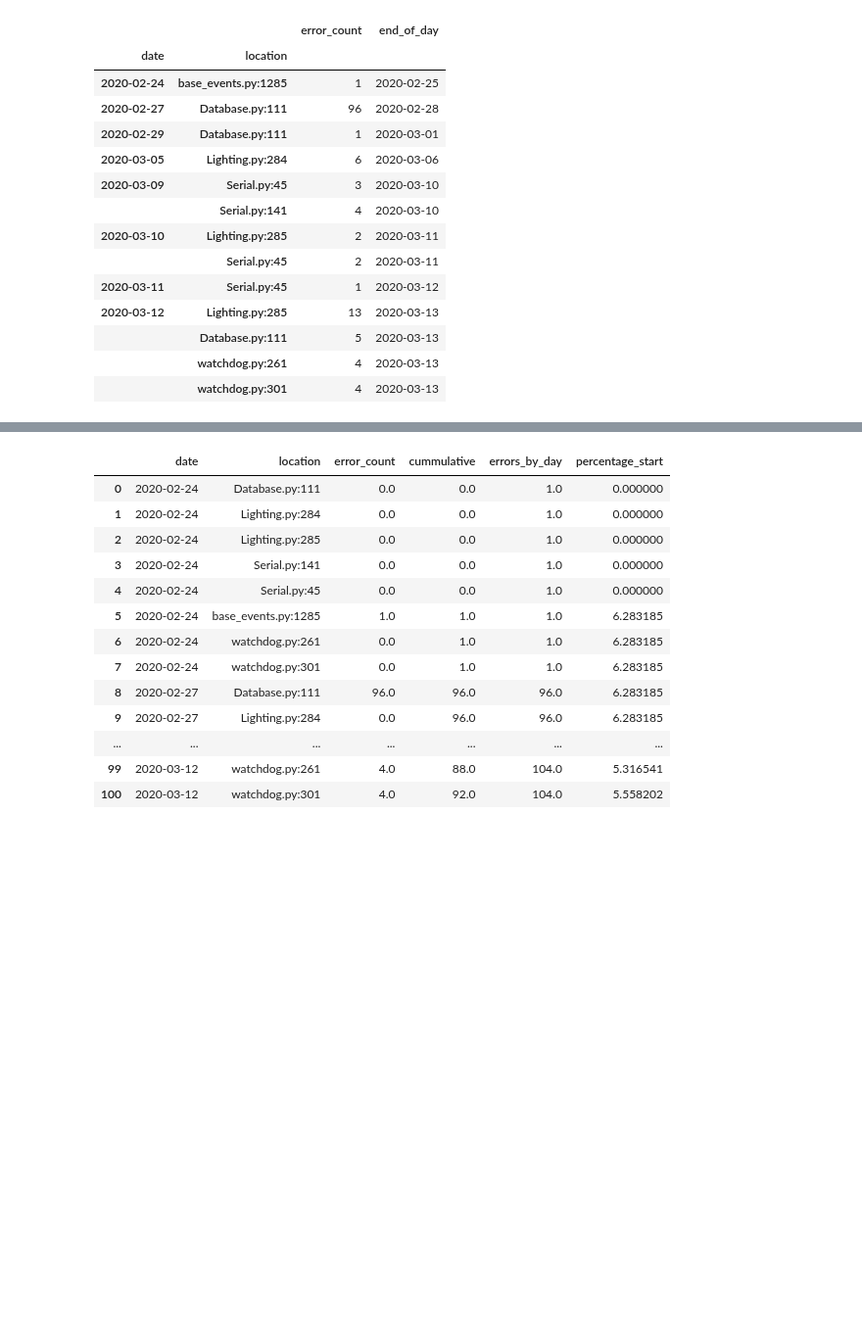
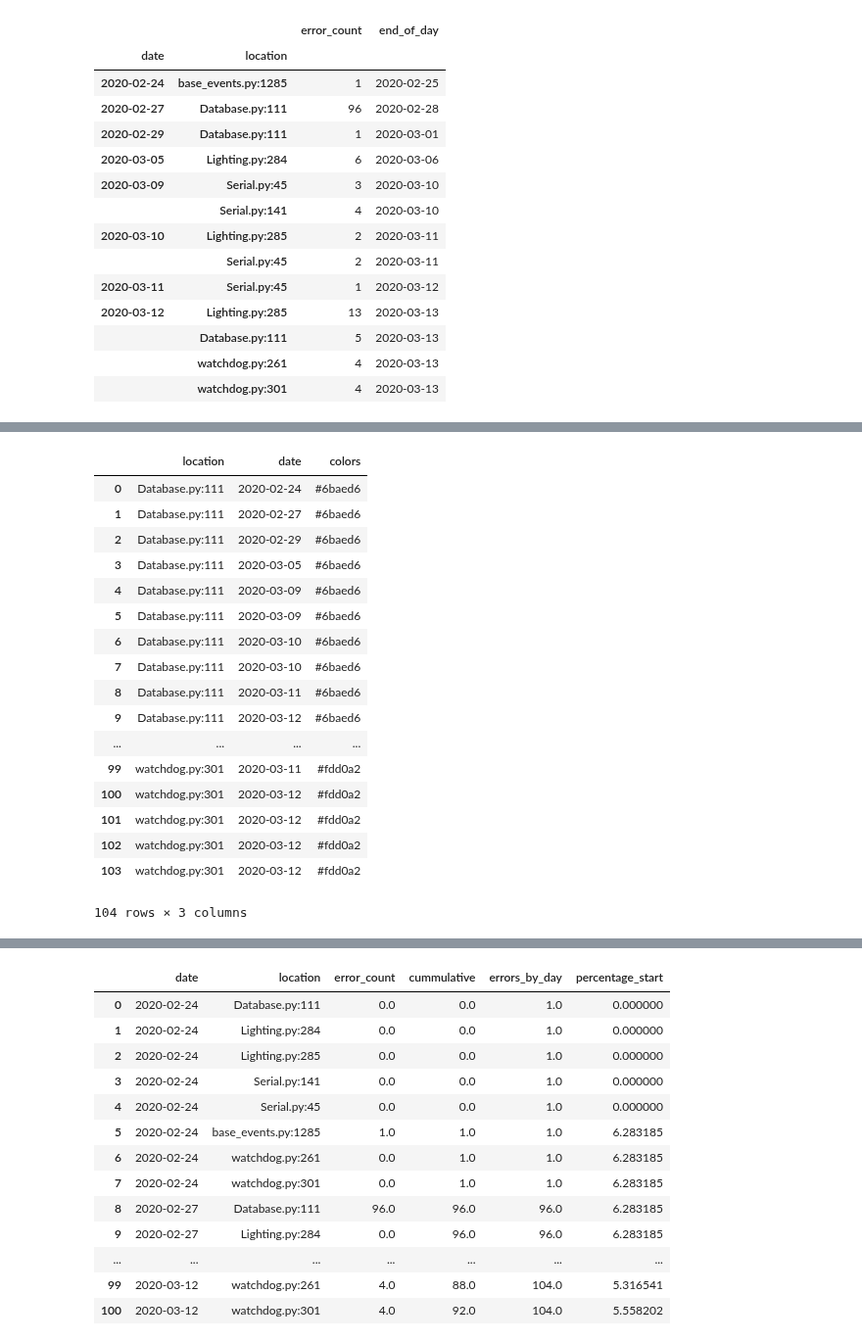
Before and after one commit to whuss/dashboard_react, a Jupyter notebook: error_heatmap.ipynb, the cells around one changed output, grey strips where cells are left out. Shown at 98% size. Saved outputs shown, nothing was run; the diff lists cells and outputs as text; code cells hidden in the pictures; blank space fills up the shorter version.

```diff
--- a/error_heatmap.ipynb
+++ b/error_heatmap.ipynb
@@ -101,0 +117,25 @@ grouped_data
+# %%
+cartesian_product = pd.MultiIndex.from_product([dates.date, locations.location], names=['date', 'location']).to_frame()
+cp = cartesian_product.set_index('location')
+lp = locations.set_index('location')
+cp = cp.merge(lp, left_index=True, right_index=True).reset_index()
+cp
+# %% [output]
+|  | location | date | colors |
+| 0 | Database.py:111 | 2020-02-24 | #6baed6 |
+| 1 | Database.py:111 | 2020-02-27 | #6baed6 |
+| 2 | Database.py:111 | 2020-02-29 | #6baed6 |
+| 3 | Database.py:111 | 2020-03-05 | #6baed6 |
+| 4 | Database.py:111 | 2020-03-09 | #6baed6 |
+| 5 | Database.py:111 | 2020-03-09 | #6baed6 |
+| 6 | Database.py:111 | 2020-03-10 | #6baed6 |
+| 7 | Database.py:111 | 2020-03-10 | #6baed6 |
+| 8 | Database.py:111 | 2020-03-11 | #6baed6 |
+| 9 | Database.py:111 | 2020-03-12 | #6baed6 |
+| ... | ... | ... | ... |
+| 99 | watchdog.py:301 | 2020-03-11 | #fdd0a2 |
+| 100 | watchdog.py:301 | 2020-03-12 | #fdd0a2 |
+| 101 | watchdog.py:301 | 2020-03-12 | #fdd0a2 |
+| 102 | watchdog.py:301 | 2020-03-12 | #fdd0a2 |
+| 103 | watchdog.py:301 | 2020-03-12 | #fdd0a2 |
+104 rows × 3 columns
```
Also changed, not shown: parts of 4 cells of this notebook.
